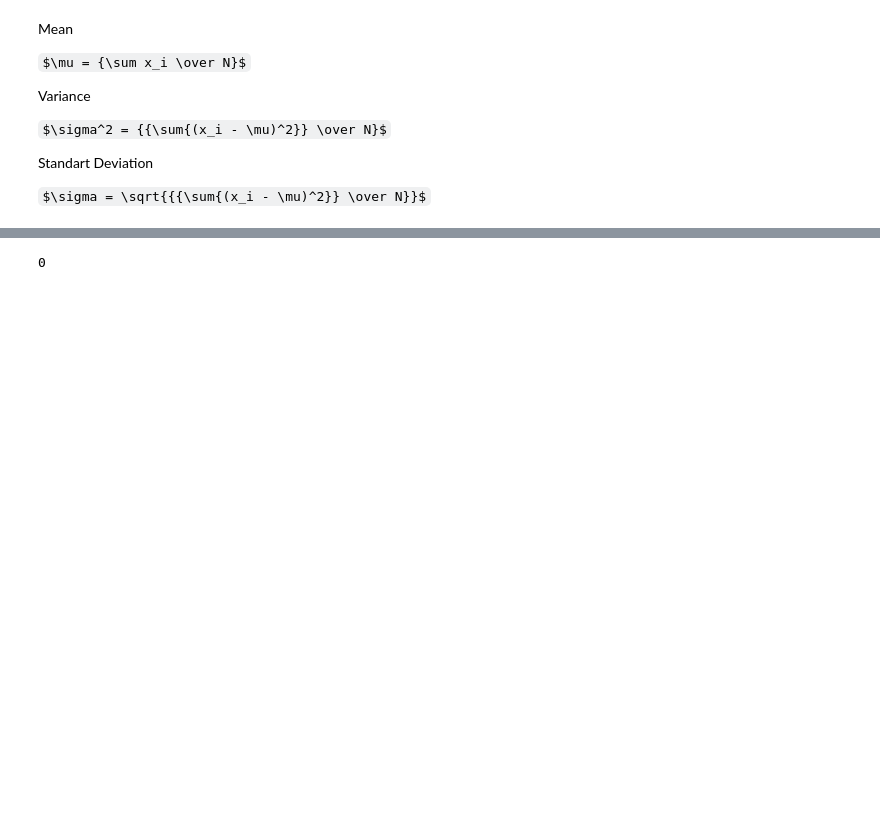
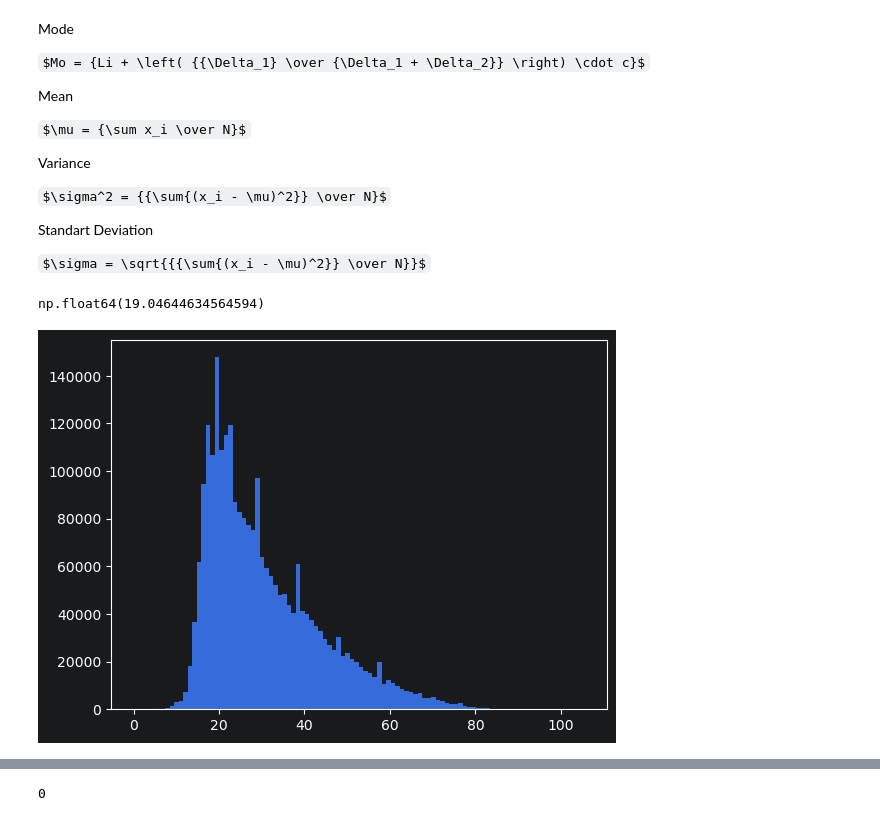
Before and after one commit to joaoprbrasil/Statistical-Analysis-Open-Powerlifting, a Jupyter notebook: open-powerlifting_analysis.ipynb, the cells around one changed output, grey strips where cells are left out. Drawn from its saved outputs; the diff is of its cells as text; code cells hidden in the pictures; some formulas as TeX source; blank space fills up the shorter version.

```diff
--- a/open-powerlifting_analysis.ipynb
+++ b/open-powerlifting_analysis.ipynb
@@ -37,4 +39,8 @@ plt.hist(df['Age'])
 # %% [markdown]
+Mode
+
+$Mo = {Li + \left( {{\Delta_1} \over {\Delta_1 + \Delta_2}} \right) \cdot c}$
+
 Mean
 
 $\mu = {\sum x_i \over N}$
@@ -47,3 +53,35 @@ Standart Deviation
 
 
 $\sigma = \sqrt{{{\sum{(x_i - \mu)^2}} \over N}}$
+# %%
+# Calculando usando a fórmula e o array do histograma
+age_ax = plt.hist(df['Age'], bins=100)[:2]
+height_bar = age_ax[0]
+bar_values = age_ax[1]
+idx_max = height_bar.argmax()
+
+# Frequencias
+li = height_bar.argmax()
+c = bar_values[idx_max + 1] - li
+
+# Altura das barras no histograma
+bar_max_h = height_bar[idx_max]
+bar_l = height_bar[idx_max - 1]
+bar_r = height_bar[idx_max + 1]
+
+# Deltas
+d1 = bar_max_h - bar_l
+d2 = bar_max_h - bar_r
+
+# Substituindo na formula
+
+mo = li + ( d1 / (d1+d2) ) * c
+
+# mo = df.Age.value_counts().idxmax()
+# ou df.Age.mode()[0]
+
+df_mode = mo
+df_mode
+# %% [output]
+np.float64(19.04644634564594)
+[figure, added]
```
Also changed, not shown: parts of 23 cells of this notebook.
